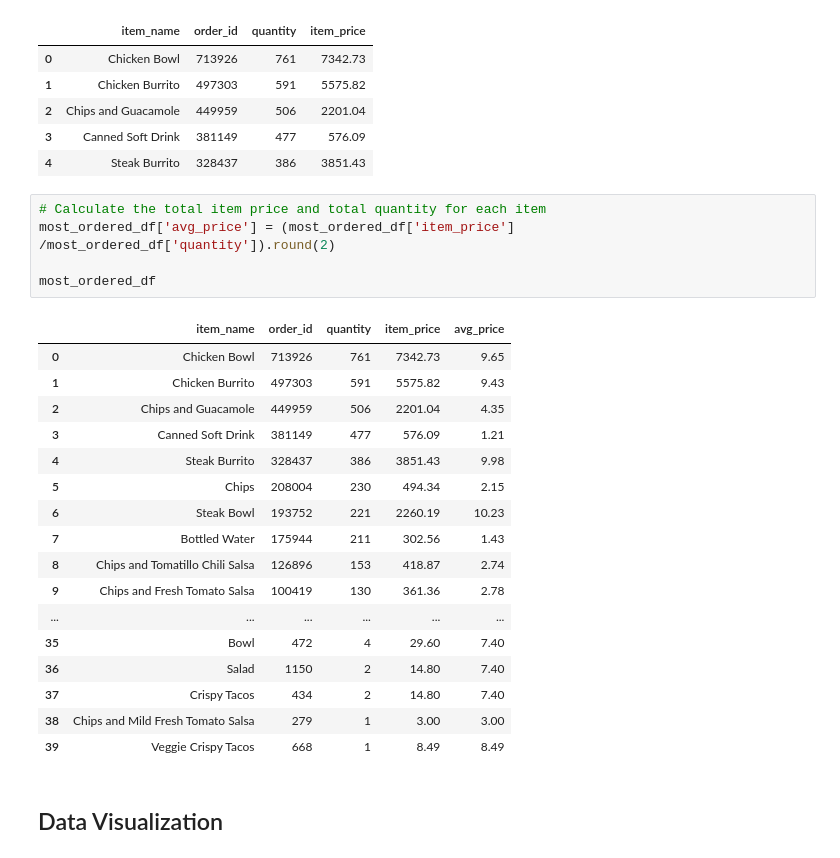
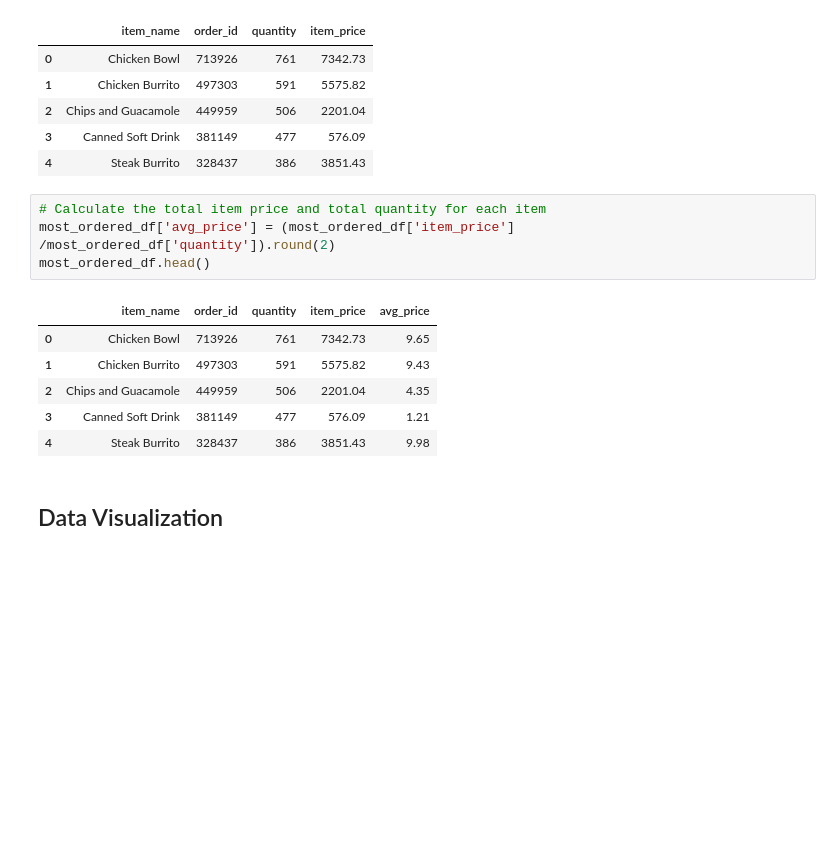
Before and after one commit to aamanhassan/Chipotle, a Jupyter notebook: Chipotle.ipynb, the cells around one changed output. Saved outputs shown, nothing was run; the diff lists cells and outputs as text; blank space fills up the shorter version.

```diff
--- a/Chipotle.ipynb
+++ b/Chipotle.ipynb
@@ -133,26 +133,14 @@ most_ordered_df.head()
 # %%
 # Calculate the total item price and total quantity for each item
 most_ordered_df['avg_price'] = (most_ordered_df['item_price'] /most_ordered_df['quantity']).round(2)
-
-most_ordered_df
+most_ordered_df.head()
 # %% [output]
 |  | item_name | order_id | quantity | item_price | avg_price |
 | 0 | Chicken Bowl | 713926 | 761 | 7342.73 | 9.65 |
 | 1 | Chicken Burrito | 497303 | 591 | 5575.82 | 9.43 |
 | 2 | Chips and Guacamole | 449959 | 506 | 2201.04 | 4.35 |
 | 3 | Canned Soft Drink | 381149 | 477 | 576.09 | 1.21 |
 | 4 | Steak Burrito | 328437 | 386 | 3851.43 | 9.98 |
-| 5 | Chips | 208004 | 230 | 494.34 | 2.15 |
-| 6 | Steak Bowl | 193752 | 221 | 2260.19 | 10.23 |
-| 7 | Bottled Water | 175944 | 211 | 302.56 | 1.43 |
-| 8 | Chips and Tomatillo Chili Salsa | 126896 | 153 | 418.87 | 2.74 |
-| 9 | Chips and Fresh Tomato Salsa | 100419 | 130 | 361.36 | 2.78 |
-| ... | ... | ... | ... | ... | ... |
-| 35 | Bowl | 472 | 4 | 29.60 | 7.40 |
-| 36 | Salad | 1150 | 2 | 14.80 | 7.40 |
-| 37 | Crispy Tacos | 434 | 2 | 14.80 | 7.40 |
-| 38 | Chips and Mild Fresh Tomato Salsa | 279 | 1 | 3.00 | 3.00 |
-| 39 | Veggie Crispy Tacos | 668 | 1 | 8.49 | 8.49 |
 # %% [markdown]
 ## Data Visualization
 # %%
```
Also changed, not shown: parts of 2 cells of this notebook.
